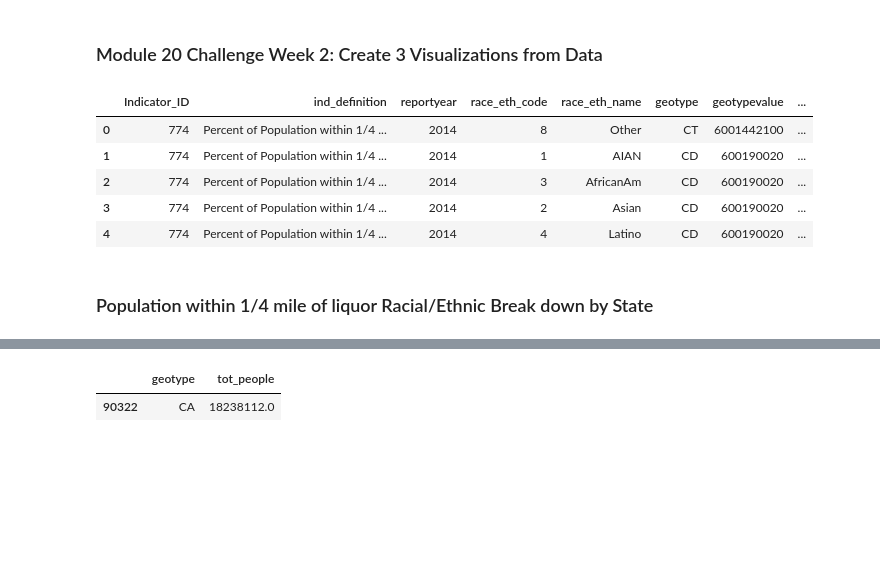
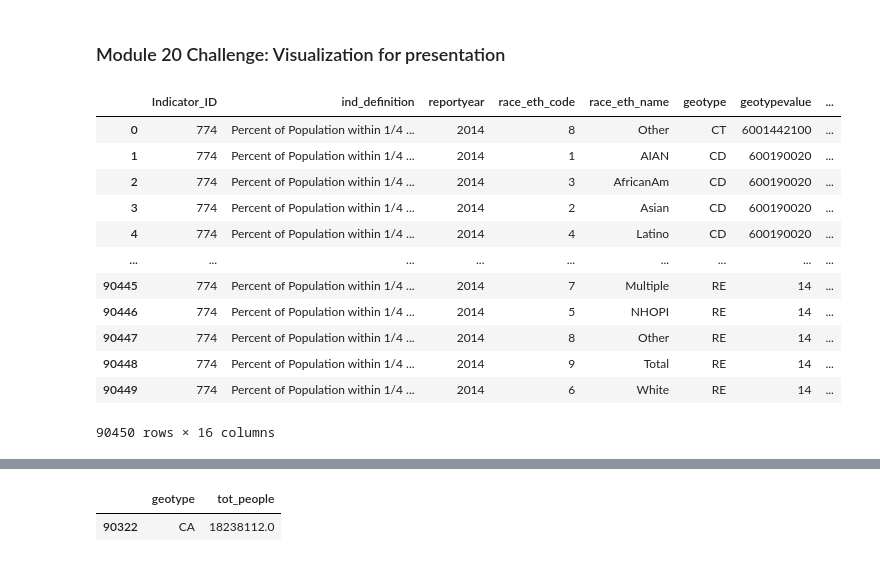
Before and after one commit to mtmcphail/Group1_Final, a Jupyter notebook: Data_Visualizations.ipynb, the cells around one changed output, grey strips where cells are left out. Cells and saved outputs as stored; diff of their text form; code cells hidden in the pictures; blank space fills up the shorter version.

Commit message:
Update visualizations.

```diff
--- a/Data_Visualizations.ipynb
+++ b/Data_Visualizations.ipynb
@@ -1,5 +1,5 @@
-# %% [markdown]
-### Module 20 Challenge Week 2: Create 3 Visualizations from Data
+# %% [markdown]
+### Module 20 Challenge: Visualization for presentation
 # %%
 # Dependencies
 import numpy as np
@@ -21,17 +21,25 @@ import matplotlib.pyplot as plt
 # %%
 # create engine to clean data
 #engine = create_engine("sqlite:///xxx.xxx")
 
 # In the meantime load csv file
-file_path = Path('Data/population_pct_within_qrt_mile_alcohol copy.csv')
+#file_path = Path('alcohol_ca_clean_final.csv')
+#file_path = Path('alcohol_ca_clean_w_geonames.csv')
+file_path = Path('population_pct_within_qrt_mile_alcohol.csv')
 df = pd.read_csv(file_path)
-df.head()
+#df = df.drop(columns = 'Unnamed: 0', axis=1)
+df
 # %% [output]
 |  | Indicator_ID | ind_definition | reportyear | race_eth_code | race_eth_name | geotype | geotypevalue | ... |
 | 0 | 774 | Percent of Population within 1/4 ... | 2014 | 8 | Other | CT | 6001442100 | ... |
 | 1 | 774 | Percent of Population within 1/4 ... | 2014 | 1 | AIAN | CD | 600190020 | ... |
 | 2 | 774 | Percent of Population within 1/4 ... | 2014 | 3 | AfricanAm | CD | 600190020 | ... |
 | 3 | 774 | Percent of Population within 1/4 ... | 2014 | 2 | Asian | CD | 600190020 | ... |
 | 4 | 774 | Percent of Population within 1/4 ... | 2014 | 4 | Latino | CD | 600190020 | ... |
+| ... | ... | ... | ... | ... | ... | ... | ... | ... |
+| 90445 | 774 | Percent of Population within 1/4 ... | 2014 | 7 | Multiple | RE | 14 | ... |
+| 90446 | 774 | Percent of Population within 1/4 ... | 2014 | 5 | NHOPI | RE | 14 | ... |
+| 90447 | 774 | Percent of Population within 1/4 ... | 2014 | 8 | Other | RE | 14 | ... |
+| 90448 | 774 | Percent of Population within 1/4 ... | 2014 | 9 | Total | RE | 14 | ... |
+| 90449 | 774 | Percent of Population within 1/4 ... | 2014 | 6 | White | RE | 14 | ... |
+90450 rows × 16 columns
-# %% [markdown]
-### Population within 1/4 mile of liquor Racial/Ethnic Break down by State
```
Also changed, not shown: parts of 35 cells of this notebook.
